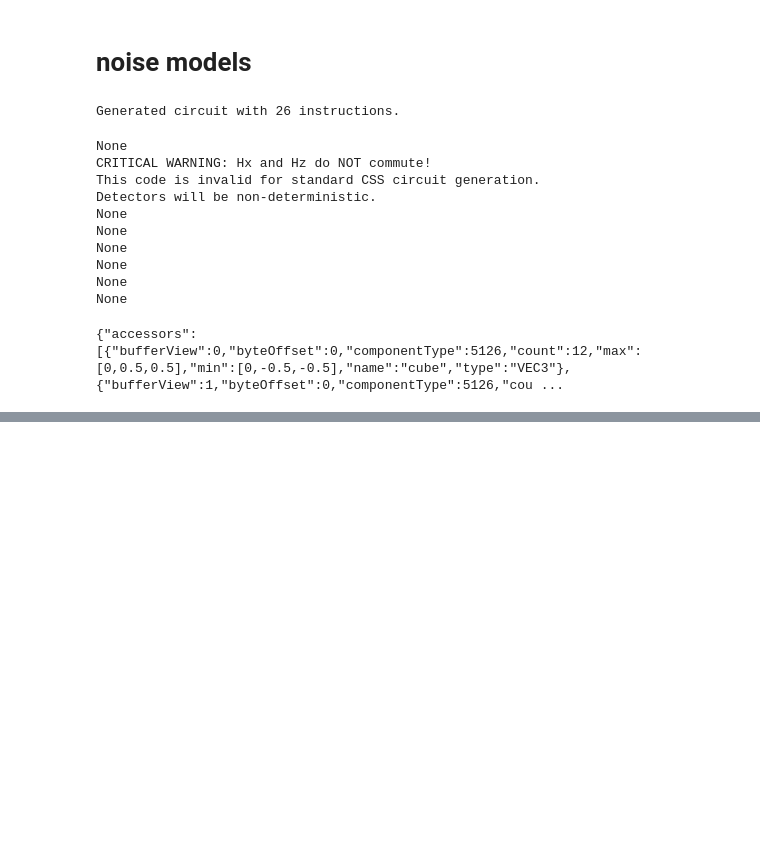
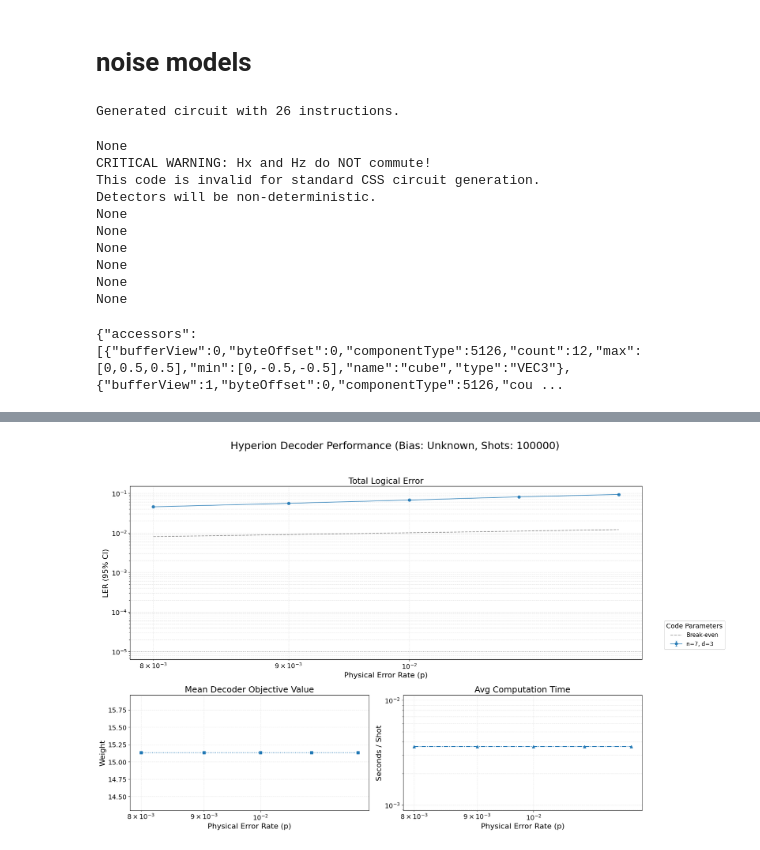
Before and after one commit to MarkAppprogrammer/Qiskit-CSS-T, a Jupyter notebook: decoder/docs/sinter_demo.ipynb, the cells around one changed output, grey strips where cells are left out. Drawn from its saved outputs; the diff is of its cells as text; code cells hidden in the pictures; blank space fills up the shorter version.

```diff
--- a/decoder/docs/sinter_demo.ipynb
+++ b/decoder/docs/sinter_demo.ipynb
@@ -830,17 +851,14 @@ else:
     fig = plt.figure(figsize=(18, 12))
     gs = fig.add_gridspec(2, 6, height_ratios=[3, 2])
 
-    ax_total = fig.add_subplot(gs[0, 0:2])
-    ax_x = fig.add_subplot(gs[0, 2:4])
-    ax_z = fig.add_subplot(gs[0, 4:6])
+    # Modified layout: Total error takes the whole top row
+    ax_total = fig.add_subplot(gs[0, :])
     ax_obj = fig.add_subplot(gs[1, 0:3])
     ax_time = fig.add_subplot(gs[1, 3:6])
 
-    ler_axes = [ax_total, ax_x, ax_z]
+    ler_axes = [ax_total]
     plot_configs = [
-        {'key': 'total_logical_error_rate', 'title': 'Total Logical Error'},
-        {'key': 'x_logical_error_rate', 'title': 'Logical X Error'},
-        {'key': 'z_logical_error_rate', 'title': 'Logical Z Error'}
+        {'key': 'total_logical_error_rate', 'title': 'Total Logical Error'}
     ]
 
     # PLOT LOGICAL ERROR RATES
@@ -883,30 +901,32 @@ else:
     # Objective Plot
     if 'mean_objective_value' in df.columns:
         for n in ns:
             subset = df[df['n'] == n].sort_values('p')
             ax_obj.plot(subset['p'], subset['mean_objective_value'], marker='s', linestyle=':', label=f'n={n}')
         ax_obj.set_xscale('log')
         ax_obj.set_xlabel('Physical Error Rate (p)')
         ax_obj.set_ylabel('Weight')
         ax_obj.set_title('Mean Decoder Objective Value')
         ax_obj.grid(True, which="both", ls="--", alpha=0.3)
 
     # CPU Time Plot
     if 'average_cpu_time_seconds' in df.columns:
         for n in ns:
             subset = df[df['n'] == n].sort_values('p')
             ax_time.plot(subset['p'], subset['average_cpu_time_seconds'], marker='^', linestyle='-.')
         ax_time.set_xscale('log')
         ax_time.set_yscale('log')
         ax_time.set_xlabel('Physical Error Rate (p)')
         ax_time.set_ylabel('Seconds / Shot')
         ax_time.set_title('Avg Computation Time')
         ax_time.grid(True, which="both", ls="--", alpha=0.3)
 
     # Final Layout Touches
     handles, labels = ax_total.get_legend_handles_labels()
     fig.legend(handles, labels, loc='center right', bbox_to_anchor=(1.05, 0.5), title="Code Parameters")
     fig.suptitle(f'Hyperion Decoder Performance (Bias: {bias_factor}, Shots: {shots_val})', fontsize=22)
 
     plt.tight_layout(rect=[0, 0, 0.92, 0.95])
     plt.show()
+# %% [output]
+[figure, added]
```
Also changed, not shown: parts of 4 cells of this notebook.
